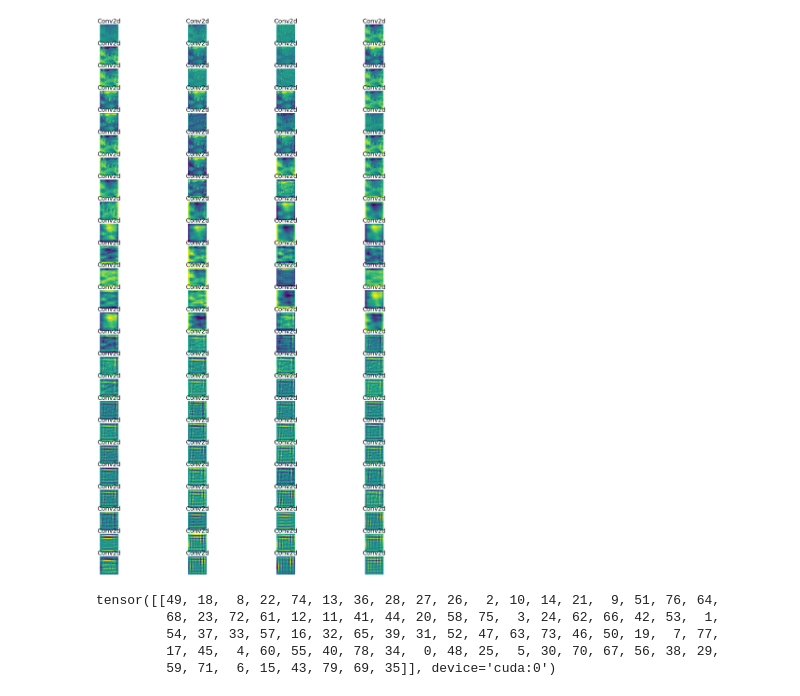
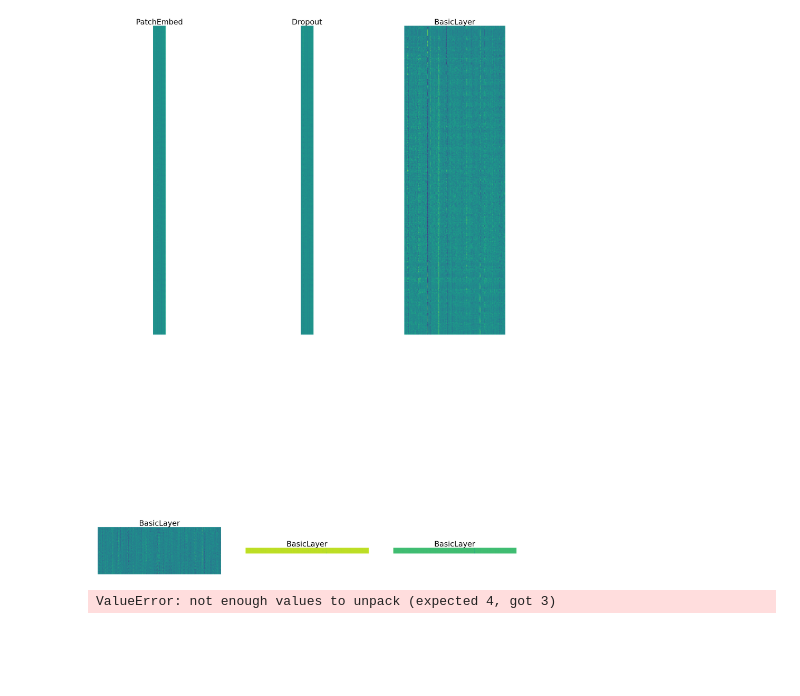
Before and after one commit to SeonghaEom/LT-ML, a Jupyter notebook: notebooks/featuremap.ipynb, the cells around one changed output. Drawn from its saved outputs; the diff is of its cells as text; code cells hidden in the pictures; blank space fills up the shorter version.

```diff
--- a/notebooks/featuremap.ipynb
+++ b/notebooks/featuremap.ipynb
@@ -74,3 +105,7 @@ TypeError: forward() missing 1 required positional argument: 'inp'
+# %%
+import timm
+from backbones.config import config
+model = timm.create_model(config['swin'], num_classes=80, pretrained=True)
 # %%
 device = torch.device('cuda' if torch.cuda.is_available() else 'cpu')
 model = model.to(device)
@@ -78,23 +136,16 @@ model = model.to(device)
 # we will save the conv layer weights in this list
 model_weights =[]
 #we will save the 49 conv layers in this list
-conv_layers = []
+conv_layers = [model.patch_embed, model.pos_drop]
 # get all the model children as list
-model_children = list(model.features.children())
+model_children = list(model.children())
 #counter to keep count of the conv layers
 counter = 0
-#append all the conv layers and their respective wights to the list
-for i in range(len(model_children)):
-    if type(model_children[i]) == nn.Conv2d:
+
+for i in range(len(model.layers)):
         counter+=1
-        model_weights.append(model_children[i].weight)
-        conv_layers.append(model_children[i])
-    elif type(model_children[i]) == nn.Sequential:
-        for j in range(len(model_children[i])):
-            for child in model_children[i][j].children():
-                if type(child) == nn.Conv2d:
-                    counter+=1
-                    model_weights.append(child.weight)
-                    conv_layers.append(child)
+        # model_weights.append(model.layers[i].weight)
+        conv_layers.append(model.layers[i])
+
 print(f"Total convolution layers: {counter}")
 # %% [output]
@@ -152,9 +191,11 @@ Now convert 3D tensor to 2D, Sum the same element of every channel
 processed = []
 for feature_map in outputs:
     feature_map = feature_map.squeeze(0)
-    gray_scale = torch.sum(feature_map,0)
-    gray_scale = gray_scale / feature_map.shape[0]
-    processed.append(gray_scale.data.cpu().numpy())
+    # gray_scale = torch.sum(feature_map,0)
+    # gray_scale = gray_scale / feature_map.shape[0]
+    # processed.append(gray_scale.data.cpu().numpy())
+    processed.append(feature_map.data.cpu().numpy())
 for fm in processed:
+    fm = fm.flatten()
     print(fm.shape)
 # %% [output]
@@ -178,20 +211,16 @@ for fm in processed:
 # %%
 fig = plt.figure(figsize=(30, 50))
 for i in range(len(processed)):
-    a = fig.add_subplot(25, 4, i+1)
+    a = fig.add_subplot(2, 3, i+1)
     imgplot = plt.imshow(processed[i])
     a.axis("off")
     a.set_title(names[i].split('(')[0], fontsize=30)
 plt.savefig(str('feature_maps.jpg'), bbox_inches='tight')
 # %% [output]
-[figure, old version]
+[figure, new version]
 # %%
 
-sorted, indices = torch.sort(model(image, None), descending=True)
+sorted, indices = torch.sort(model(image), descending=True)
 print(indices)
 # %% [output]
-tensor([[49, 18,  8, 22, 74, 13, 36, 28, 27, 26,  2, 10, 14, 21,  9, 51, 76, 64,
-         68, 23, 72, 61, 12, 11, 41, 44, 20, 58, 75,  3, 24, 62, 66, 42, 53,  1,
-         54, 37, 33, 57, 16, 32, 65, 39, 31, 52, 47, 63, 73, 46, 50, 19,  7, 77,
-         17, 45,  4, 60, 55, 40, 78, 34,  0, 48, 25,  5, 30, 70, 67, 56, 38, 29,
-         59, 71,  6, 15, 43, 79, 69, 35]], device='cuda:0')
+ValueError: not enough values to unpack (expected 4, got 3)
```
Also changed, not shown: parts of 14 cells of this notebook, 3 other files.
